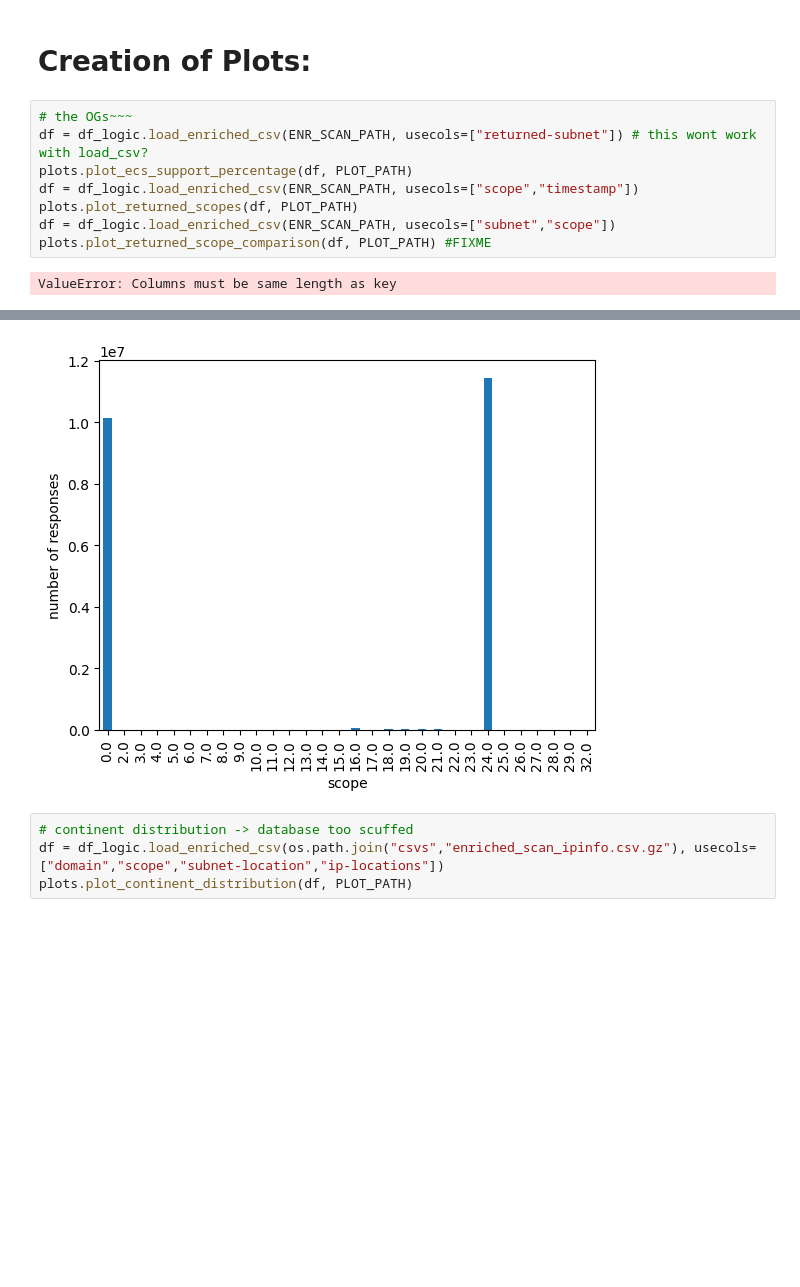
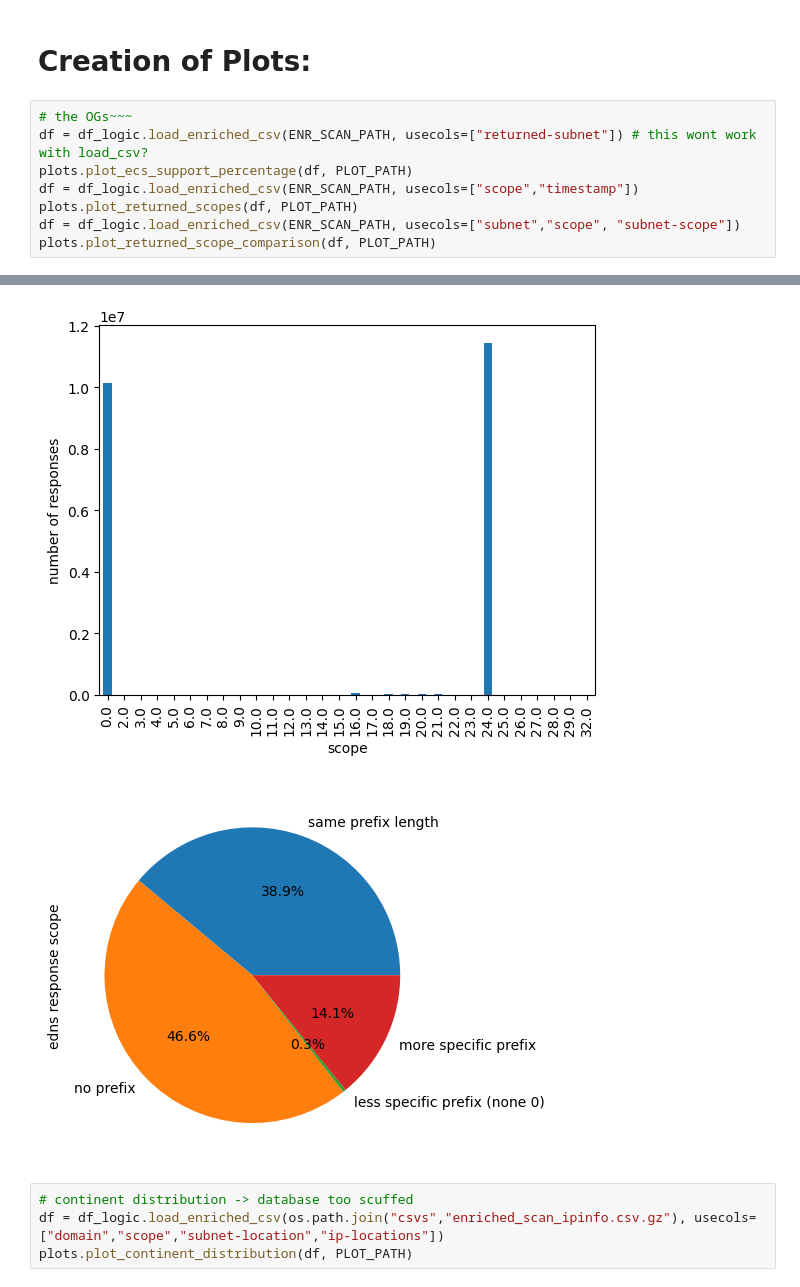
Before and after one commit to f10d0/edns_subnet_measurement, a Jupyter notebook: analysis/graphs.ipynb, the cells around one changed output, grey strips where cells are left out. Drawn from its saved outputs; the diff is of its cells as text; blank space fills up the shorter version.

```diff
--- a/analysis/graphs.ipynb
+++ b/analysis/graphs.ipynb
@@ -44,15 +45,15 @@ with maxminddb.open_database("db/ip_info_country.mmdb") as reader:
 # %%
 # the OGs~~~
 df = df_logic.load_enriched_csv(ENR_SCAN_PATH, usecols=["returned-subnet"]) # this wont work with load_csv?
 plots.plot_ecs_support_percentage(df, PLOT_PATH)
 df = df_logic.load_enriched_csv(ENR_SCAN_PATH, usecols=["scope","timestamp"])
 plots.plot_returned_scopes(df, PLOT_PATH)
-df = df_logic.load_enriched_csv(ENR_SCAN_PATH, usecols=["subnet","scope"])
-plots.plot_returned_scope_comparison(df, PLOT_PATH) #FIXME
+df = df_logic.load_enriched_csv(ENR_SCAN_PATH, usecols=["subnet","scope", "subnet-scope"])
+plots.plot_returned_scope_comparison(df, PLOT_PATH)
 # %% [output]
-ValueError: Columns must be same length as key
 [figure]
 [figure]
+[figure, added]
 # %%
 # continent distribution -> database too scuffed
 df = df_logic.load_enriched_csv(os.path.join("csvs","enriched_scan_ipinfo.csv.gz"), usecols=["domain","scope","subnet-location","ip-locations"])
```
Also changed, not shown: parts of 3 cells of this notebook, 2 other files.
